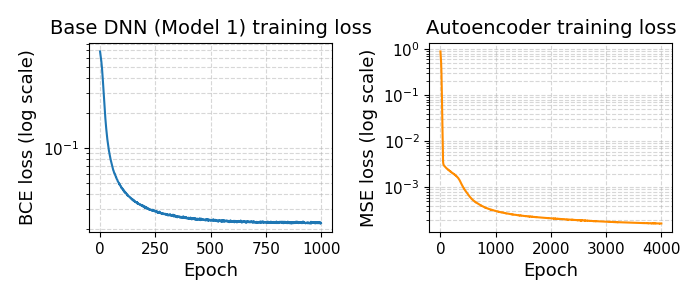
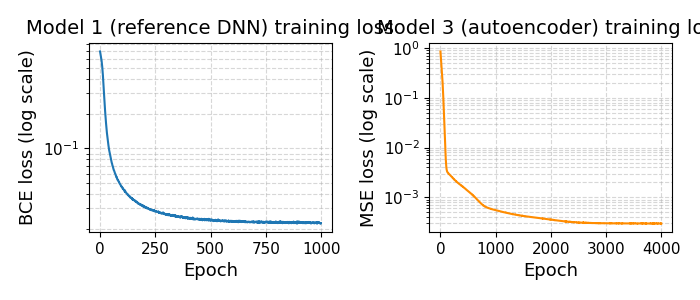
The change to this notebook cell's code, shown as a diff; its figure went from the first image to the second:
--- before
+++ after
@@ -1,14 +1,14 @@
 fig, axes = plt.subplots(1, 2, figsize=(7, 3))
 
-axes[0].plot(detector.base_train_losses)
+axes[0].plot(detector.model1_train_losses)
 axes[0].set_yscale("log")
-axes[0].set_title("Base DNN (Model 1) training loss")
+axes[0].set_title("Model 1 (reference DNN) training loss")
 axes[0].set_xlabel("Epoch")
 axes[0].set_ylabel("BCE loss (log scale)")
 axes[0].grid(True, which="both", linestyle="--", alpha=0.5)
 
-axes[1].plot(detector.ae_train_losses, color="darkorange")
+axes[1].plot(detector.model3_train_losses, color="darkorange")
 axes[1].set_yscale("log")
-axes[1].set_title("Autoencoder training loss")
+axes[1].set_title("Model 3 (autoencoder) training loss")
 axes[1].set_xlabel("Epoch")
 axes[1].set_ylabel("MSE loss (log scale)")

Commit: Align naming with paper (Model 1/2/3) and fix AE/SEA configuration